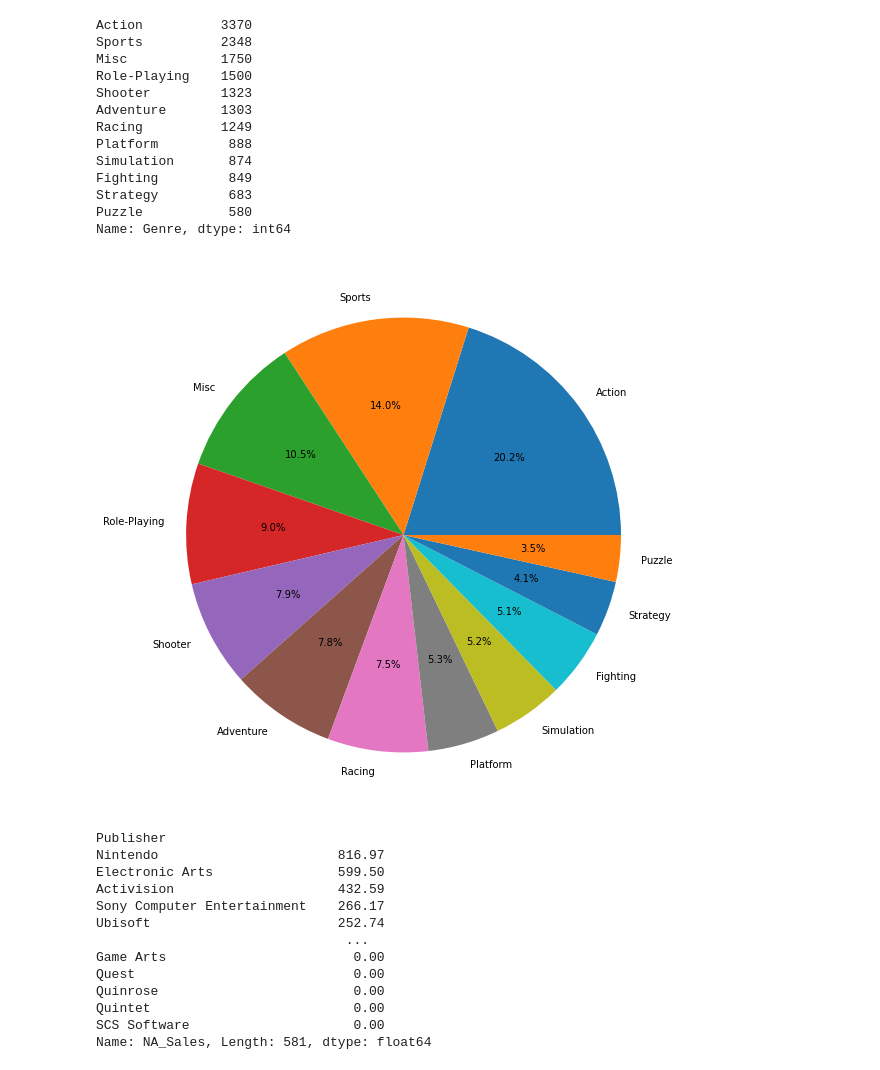
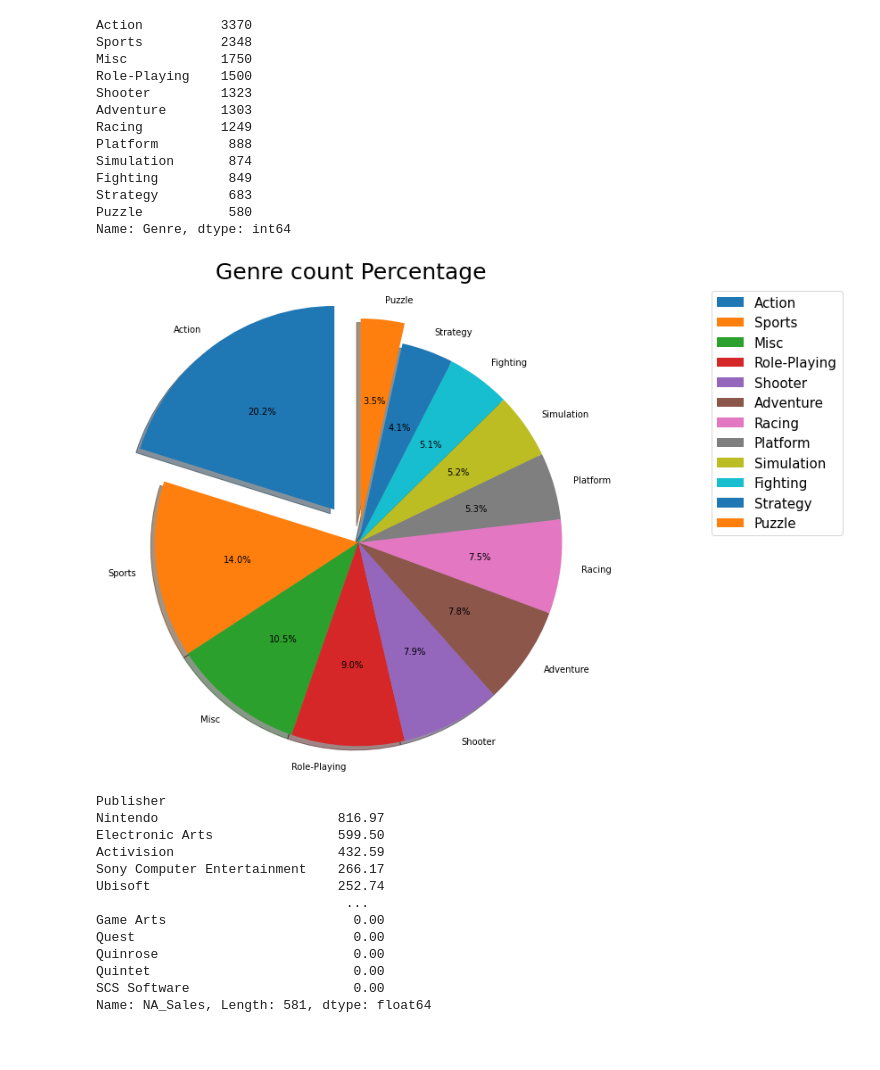
Before and after one commit to MrMrRPG/project_1, a Jupyter notebook: BB/Project1.ipynb, the cells around one changed output. Saved outputs shown, nothing was run; the diff lists cells and outputs as text; code cells hidden in the pictures; blank space fills up the shorter version.

```diff
--- a/BB/Project1.ipynb
+++ b/BB/Project1.ipynb
@@ -343,13 +447,17 @@ Name: Genre, dtype: int64
 # %%
 labels = games.Genre.value_counts().index
 sizes = games.Genre.value_counts().values
+explode = (0.2, 0, 0, 0, 0, 0, 0, 0, 0, 0, 0, 0.1)
+
 plt.figure(figsize = (10,10))
-plt.pie(sizes, labels = labels, autopct="%1.1f%%")
-
+plt.pie(sizes, labels = labels, explode=explode, autopct="%1.1f%%", shadow=True, startangle=90)
+plt.legend(loc="upper right", bbox_to_anchor=(1.5,1), fontsize=15)
+plt.title("Genre count Percentage", fontsize=25)
+plt.axis("equal")
 plt.savefig('Output Data/Genre Count Percentage.png')
 plt.show()
 # %% [output]
-[figure, old version]
+[figure, new version]
 # %%
 print(publisher["NA_Sales"].sum().sort_values(ascending=False))
 # %% [output]
```
Also changed, not shown: parts of 11 cells of this notebook, 4 other files.
